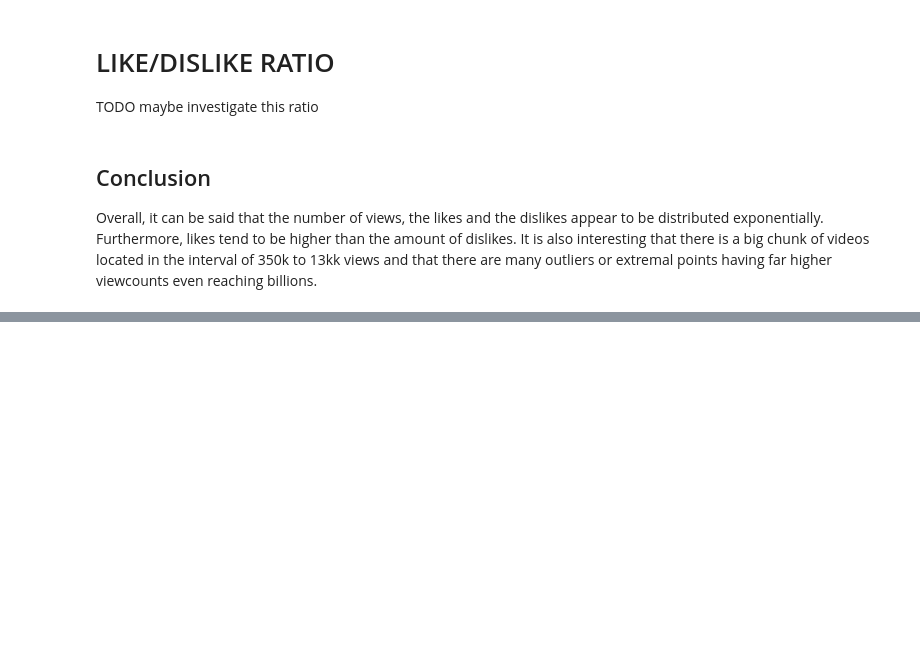
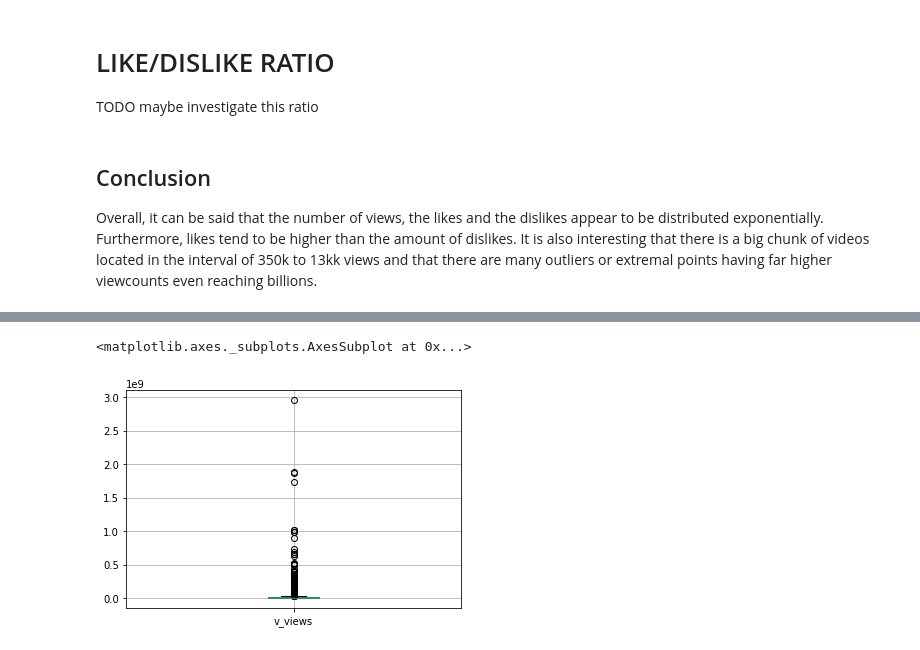
Before and after one commit to AlexRaschl/PR_data_science, a Jupyter notebook: src/eda/video_meta_eda.ipynb, the cells around one changed output, grey strips where cells are left out. Drawn from its saved outputs; the diff is of its cells as text; code cells hidden in the pictures; blank space fills up the shorter version.

```diff
--- a/src/eda/video_meta_eda.ipynb
+++ b/src/eda/video_meta_eda.ipynb
@@ -221,0 +261,5 @@ that there are many outliers or extremal points having far higher viewcounts eve
+# %%
+y_test.boxplot()
+# %% [output]
+<matplotlib.axes._subplots.AxesSubplot at 0x...>
+[figure, added]
```
Also changed, not shown: parts of 5 cells of this notebook.
